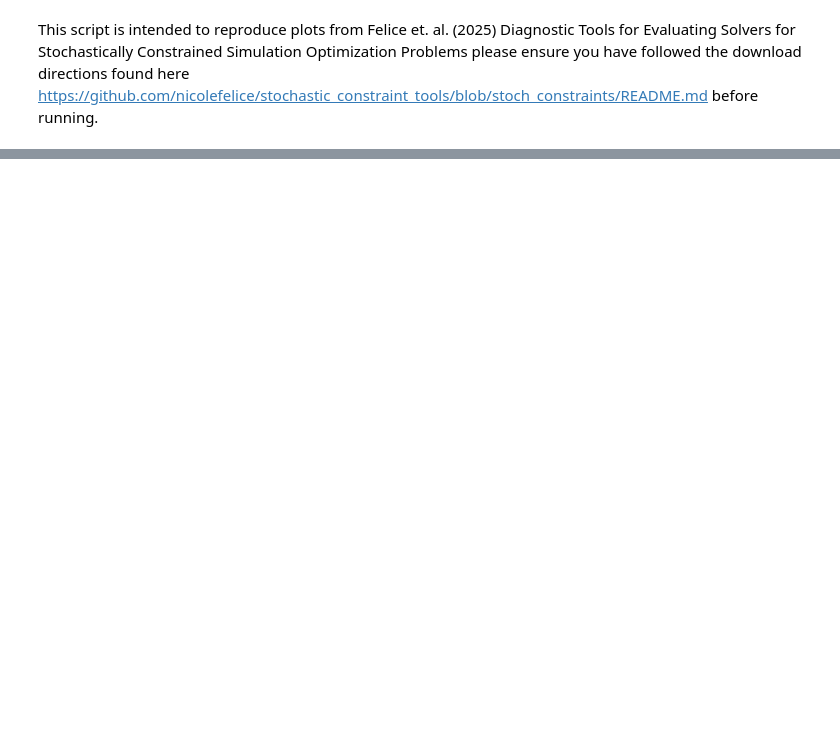
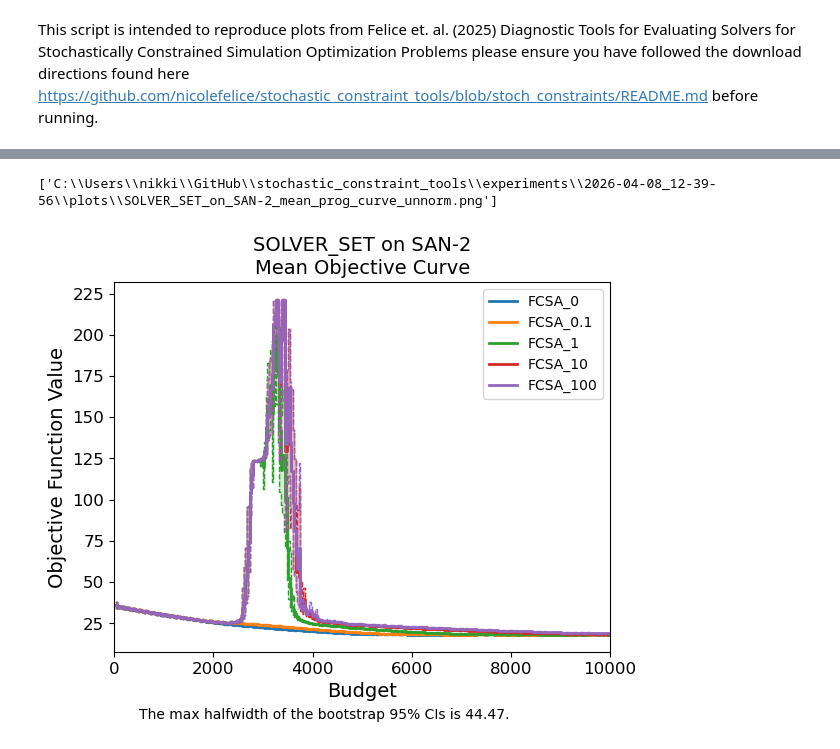
Before and after one commit to nicolefelice/stochastic_constraint_tools, a Jupyter notebook: more_experiments.ipynb, the cells around one changed output, grey strips where cells are left out. Cells and saved outputs as stored; diff of their text form; code cells hidden in the pictures; blank space fills up the shorter version.

```diff
--- a/more_experiments.ipynb
+++ b/more_experiments.ipynb
@@ -122,3 +123,10 @@ plot_progress_curves(plot_experiments, "all", normalize=False)
+# %%
+# plot Figure 3
+# plot Fig 3 a csa objective progress
+plot_progress_curves(plot_experiments, "mean", normalize=False)
+# %% [output]
+['C:\\Users\\nikki\\GitHub\\stochastic_constraint_tools\\experiments\\2026-04-08_12-39-56\\plots\\SOLVER_SET_on_SAN-2_mean_prog_curve_unnorm.png']
+[figure, added]
 # %%
 # plot Fig 3 a csa feasibility progress
 plot_feasibility_progress(myexperiment.experiments, "all", print_max_hw=False)
```
Also changed, not shown: parts of 10 cells of this notebook, 1 other file.
